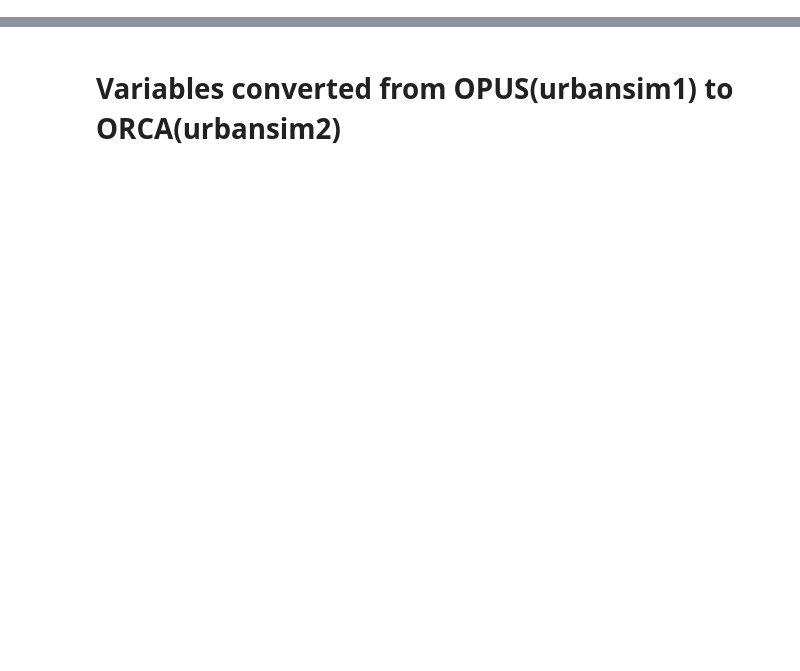
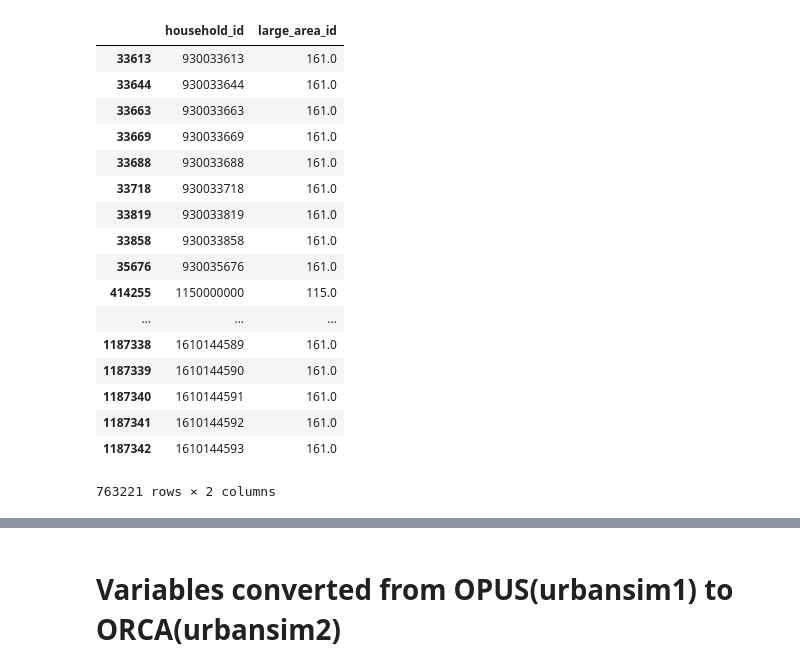
Before and after one commit to SEMCOG/semcog_urbansim, a Jupyter notebook: HLCM_variables.ipynb, the cells around one changed output, grey strips where cells are left out. Cells and saved outputs as stored; diff of their text form; code cells hidden in the pictures; blank space fills up the shorter version.

```diff
--- a/HLCM_variables.ipynb
+++ b/HLCM_variables.ipynb
@@ -15,0 +86,23 @@ import orca
+# %%
+dd=dfh.reset_index()
+# %%
+dd.loc[dd.large_area_id>100, ['household_id','large_area_id']]
+# %% [output]
+|  | household_id | large_area_id |
+| 33613 | 930033613 | 161.0 |
+| 33644 | 930033644 | 161.0 |
+| 33663 | 930033663 | 161.0 |
+| 33669 | 930033669 | 161.0 |
+| 33688 | 930033688 | 161.0 |
+| 33718 | 930033718 | 161.0 |
+| 33819 | 930033819 | 161.0 |
+| 33858 | 930033858 | 161.0 |
+| 35676 | 930035676 | 161.0 |
+| 414255 | 1150000000 | 115.0 |
+| ... | ... | ... |
+| 1187338 | 1610144589 | 161.0 |
+| 1187339 | 1610144590 | 161.0 |
+| 1187340 | 1610144591 | 161.0 |
+| 1187341 | 1610144592 | 161.0 |
+| 1187342 | 1610144593 | 161.0 |
+763221 rows × 2 columns
```
Also changed, not shown: parts of 17 cells of this notebook, 2 other files.
